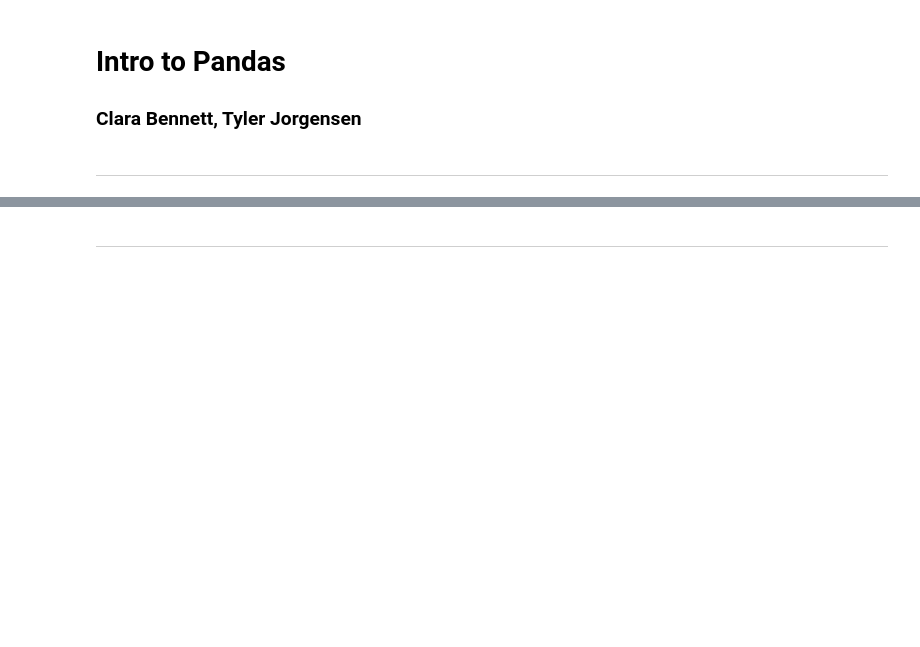
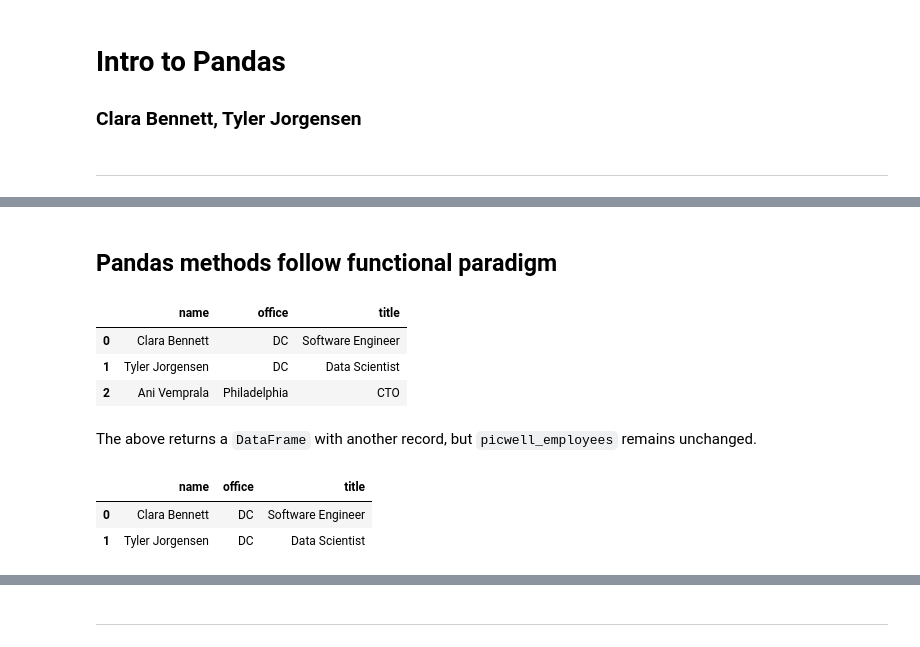
Before and after one commit to jackiekazil/intro_pandas, a Jupyter notebook: pandas_tutorial.ipynb, the cells around one changed output, grey strips where cells are left out. Saved outputs shown, nothing was run; the diff lists cells and outputs as text; code cells hidden in the pictures; blank space fills up the shorter version.

```diff
--- a/pandas_tutorial.ipynb
+++ b/pandas_tutorial.ipynb
@@ -13,0 +55,17 @@ titanic = pd.read_csv('data/titanic.csv')
+# %% [markdown]
+## Pandas methods follow functional paradigm
+# %%
+picwell_employees.append({'name': 'Ani Vemprala', 'title': 'CTO', 'office': 'Philadelphia'}, ignore_index=True)
+# %% [output]
+|  | name | office | title |
+| 0 | Clara Bennett | DC | Software Engineer |
+| 1 | Tyler Jorgensen | DC | Data Scientist |
+| 2 | Ani Vemprala | Philadelphia | CTO |
+# %% [markdown]
+The above returns a `DataFrame` with another record, but `picwell_employees` remains unchanged.
+# %%
+picwell_employees
+# %% [output]
+|  | name | office | title |
+| 0 | Clara Bennett | DC | Software Engineer |
+| 1 | Tyler Jorgensen | DC | Data Scientist |
```
Also changed, not shown: parts of 35 cells of this notebook.
